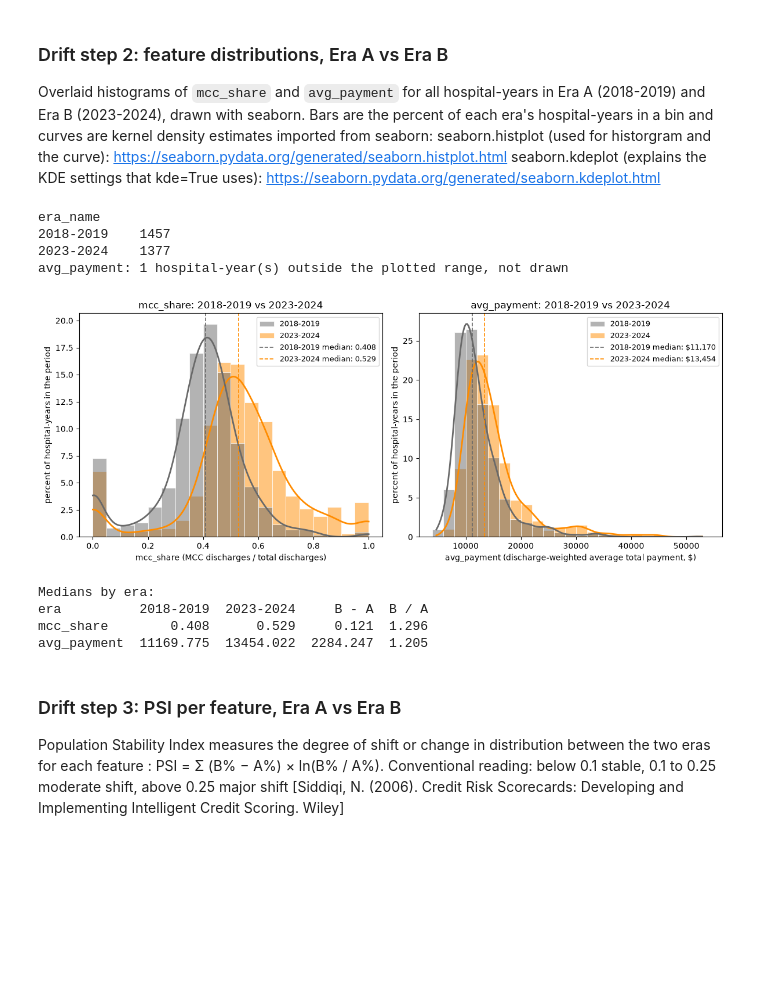
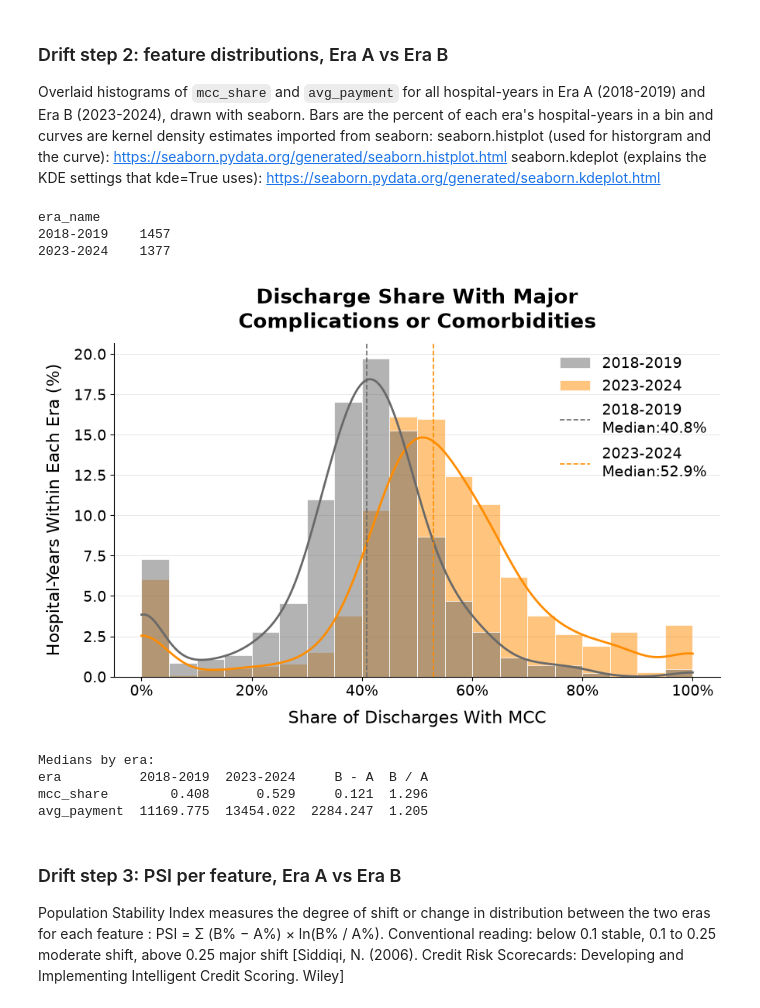
Before and after one commit to ellabellae/AIAdoptionHospitals, a Jupyter notebook: model.ipynb, the cells around one changed output. Cells and saved outputs as stored; diff of their text form; code cells hidden in the pictures; blank space fills up the shorter version.

Commit message:
final results figures and weighted avg by drg discharges

```diff
--- a/model.ipynb
+++ b/model.ipynb
@@ -704,15 +743,15 @@ bins = np.linspace(0, 1, 21)
 for ax, (title, h) in zip(axes, examples.items()):
     rows_h = dev[(dev["Rndrng_Prvdr_CCN"] == h["Rndrng_Prvdr_CCN"]) & (dev["data_year"] == 2024)]
     truth = "hotspot" if h["ai_class"] == 1 else "coldspot"
-    ax.hist(rows_h["p_hotspot"], bins=bins, color="steelblue" if h["ai_class"] == 1 else "indianred", alpha=0.8)
-    ax.axvline(h["p_hotspot"], color="black", linewidth=2, label=f"mean = {h['p_hotspot']:.2f} (pooled prediction)")
+    ax.hist(rows_h["p_hotspot"], weights=rows_h["Tot_Dschrgs"], bins=bins, color="steelblue" if h["ai_class"] == 1 else "indianred", alpha=0.8)
+    ax.axvline(h["p_hotspot"], color="black", linewidth=2, label=f"weighted mean = {h['p_hotspot']:.2f} (discharge-weighted)")
     ax.axvline(0.5, color="gray", linestyle="--", linewidth=1, label="0.5 cutoff")
     ax.set_title(f"{title}\n{rows_h['Rndrng_Prvdr_Org_Name'].iloc[0].title()[:38]} (true label: {truth})", fontsize=10)
     ax.set_xlabel("predicted hotspot probability for one DRG row")
     ax.legend(fontsize=8, loc="upper left")
     print(f"{title}: {len(rows_h)} DRG rows, probabilities from {rows_h['p_hotspot'].min():.2f} to "
           f"{rows_h['p_hotspot'].max():.2f}, mean {h['p_hotspot']:.2f}, true label {truth}")
-axes[0].set_ylabel("number of DRG rows")
+axes[0].set_ylabel("Number of discharges")
 plt.tight_layout()
 plt.show()
 # %% [output]
@@ -783,8 +820,9 @@ test["ruca_primary"] = pd.to_numeric(test["Rndrng_Prvdr_RUCA"], errors="coerce")
 
 final_model = clone(row_model).fit(dev[ROW_FEATURES], dev["ai_class"].astype(int))
 test["p_hotspot"] = final_model.predict_proba(test[ROW_FEATURES])[:, 1]
-test_pooled = (test.groupby(KEYS)
-               .agg(p_hotspot=("p_hotspot", "mean"), ai_class=("ai_class", "first")).reset_index())
+test_pooled_unweighted = (test.groupby(KEYS)
+    .agg(p_hotspot=("p_hotspot", "mean"), ai_class=("ai_class", "first")).reset_index())
+test_pooled = pool_discharge_weighted(test)
 test_pooled["predicted"] = (test_pooled["p_hotspot"] >= 0.5).astype(int)
 
 print(f"Held-out: {test['Rndrng_Prvdr_CCN'].nunique()} hospitals, {len(test):,} rows, {len(test_pooled)} hospital-years")
@@ -951,51 +1141,73 @@ seaborn.kdeplot (explains the KDE settings that kde=True uses): https://seaborn.
 # %%
 import seaborn as sns
 from matplotlib.lines import Line2D
+from matplotlib.ticker import PercentFormatter, FuncFormatter
+
+DRIFT_FEATURE_LABELS = {
+    "mcc_share": "Discharge Share With Major Complications or Comorbidities",
+    "avg_payment": "Average Total Payment",
+    "discharges": "Total Discharges",
+    "avg_charge": "Average Submitted Covered Charges",
+    "avg_medicare_payment": "Average Medicare Payment",
+    "n_drgs": "Number of Diagnosis-Related Groups",
+    "ruca_primary": "Rural?Urban Commuting Area Code",
+}
+
 
 ERA_COLORS = {ERA_NAMES["A"]: "dimgray", ERA_NAMES["B"]: "darkorange"}
 era_rows = panel.dropna(subset=["era"]).copy()
 era_rows["era_name"] = era_rows["era"].map(ERA_NAMES)
 print(era_rows.groupby("era_name").size().rename("hospital_years").to_string())
 
 def era_overlay(ax, feature, bins, xlabel, fmt):
     values = era_rows[feature].astype(float)
     shown = era_rows.assign(**{feature: values})[values.between(bins[0], bins[-1])]
     if len(shown) < len(era_rows):
         print(f"{feature}: {len(era_rows) - len(shown)} hospital-year(s) outside the plotted range, not drawn")
     sns.histplot(data=shown, x=feature, hue="era_name", hue_order=list(ERA_COLORS), palette=ERA_COLORS,
                  bins=bins, stat="percent", common_norm=False, kde=True,
                  edgecolor="white", linewidth=0.5, line_kws={"linewidth": 2}, ax=ax)
     handles = list(ax.get_legend().legend_handles)
     labels = [text.get_text() for text in ax.get_legend().get_texts()]
     for name, color in ERA_COLORS.items():
         median = values[era_rows["era_name"] == name].median()
         ax.axvline(median, color=color, linestyle="--", linewidth=1.2)
         handles.append(Line2D([], [], color=color, linestyle="--", linewidth=1.2))
-        labels.append(f"{name} median: {fmt.format(median)}")
-    ax.legend(handles, labels, fontsize=9)
-    ax.set_xlabel(xlabel)
-    ax.set_ylabel("percent of hospital-years in the period")
-    ax.set_title(f"{feature}: {ERA_NAMES['A']} vs {ERA_NAMES['B']}")
+        labels.append(f"{name} \nMedian:{fmt.format(median)}")
+    ax.legend(handles, labels, fontsize=14, frameon=False)
+    ax.set_xlabel(xlabel, fontsize=16, labelpad=10)
+    ax.set_ylabel("Hospital-Years Within Each Era (%)", fontsize=16, labelpad=10)
+    title = ("Discharge Share With Major\nComplications or Comorbidities"
+             if feature == "mcc_share" else DRIFT_FEATURE_LABELS[feature])
+    ax.set_title(title, fontsize=19, fontweight="bold", pad=14)
+    ax.tick_params(axis="both", labelsize=14)
+    ax.spines[["top", "right"]].set_visible(False)
+    ax.set_axisbelow(True)
+    ax.grid(axis="y", color="#e6e6e6", linewidth=0.7)
 
-fig, axes = plt.subplots(1, 2, figsize=(12, 4.8))
-era_overlay(axes[0], "mcc_share", np.linspace(0, 1, 21), "mcc_share (MCC discharges / total discharges)", "{:.3f}")
-era_overlay(axes[1], "avg_payment", np.arange(4000, 54001, 2000), #set bins min and max to 4k and 54k, step 2k
-            "avg_payment (discharge-weighted average total payment, $)", "${:,.0f}")
-plt.tight_layout()
+fig, axes = plt.subplots(1, 1, figsize=(9, 6))
+era_overlay(axes, "mcc_share", np.linspace(0, 1, 21), "Share of Discharges With MCC", "{:.1%}")
+# era_overlay(axes[1], "avg_payment", np.arange(4000, 54001, 2000), #set bins min and max to 4k and 54k, step 2k
+#             "Discharge-Weighted Average Total Payment (Thousands of USD)", "${:,.0f}")
+axes.xaxis.set_major_formatter(PercentFormatter(xmax=1))
+# axes[1].xaxis.set_major_formatter(FuncFormatter(lambda value, position: f"{value / 1000:g}"))
+# axes[1].tick_params(axis="x", labelrotation=0)
+#fig.suptitle(f"Hospital Characteristics: {ERA_NAMES['A']} vs. {ERA_NAMES['B']}",
+#             fontsize=17, fontweight="bold", y=1)
+fig.tight_layout(w_pad=3)
 plt.show()
 
 drift_medians = (era_rows.groupby("era")[["mcc_share", "avg_payment"]].median()
                  .astype(float).rename(index=ERA_NAMES).T)
 drift_medians["B - A"] = drift_medians[ERA_NAMES["B"]] - drift_medians[ERA_NAMES["A"]]
 drift_medians["B / A"] = drift_medians[ERA_NAMES["B"]] / drift_medians[ERA_NAMES["A"]]
 print("\nMedians by era:")
 print(drift_medians.round(3).to_string())
 # %% [output]
 era_name
 2018-2019    1457
 2023-2024    1377
-avg_payment: 1 hospital-year(s) outside the plotted range, not drawn
-[figure, old version]
+[figure, new version]
 Medians by era:
 era          2018-2019  2023-2024     B - A  B / A
 mcc_share        0.408      0.529     0.121  1.296
```
Also changed, not shown: parts of 20 cells of this notebook, 9 other files.
